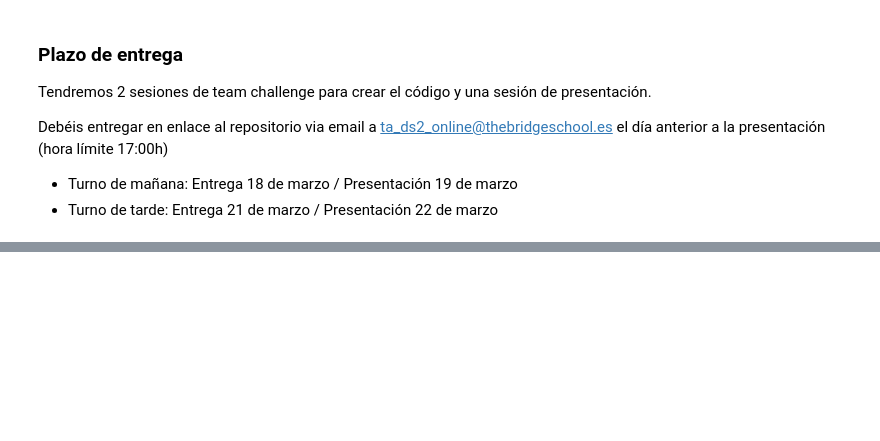
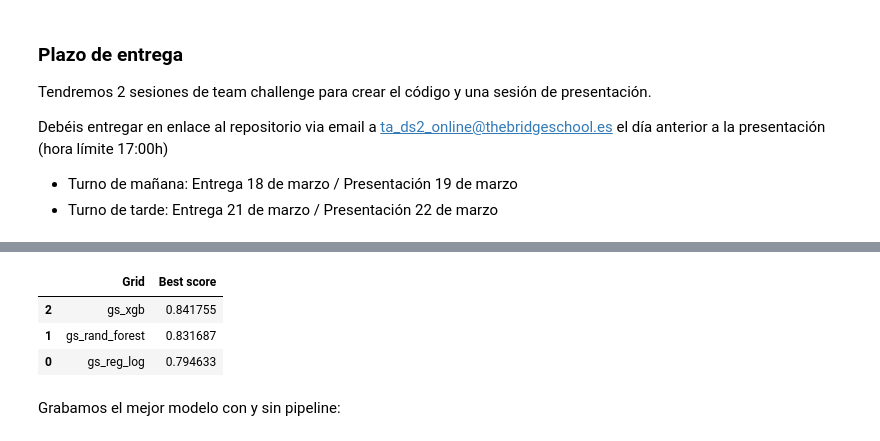
Before and after one commit to mariarisco/Team_Challenge_SP17_T03, a Jupyter notebook: src/notebooks/Team_Challenge_Pipelines (JOSE).ipynb, the cells around one changed output, grey strips where cells are left out. Saved outputs shown, nothing was run; the diff lists cells and outputs as text; code cells hidden in the pictures; blank space fills up the shorter version.

```diff
--- a/src/notebooks/Team_Challenge_Pipelines (JOSE).ipynb
+++ b/src/notebooks/Team_Challenge_Pipelines (JOSE).ipynb
@@ -127,0 +224,29 @@ Accuracy: 0.8415
+# %%
+from sklearn.model_selection import train_test_split, GridSearchCV
+from sklearn.pipeline import Pipeline
+from sklearn.linear_model import LogisticRegression
+from sklearn.tree import DecisionTreeClassifier
+from sklearn.ensemble import RandomForestClassifier
+from xgboost import XGBClassifier
+from sklearn.model_selection import cross_val_score
+import numpy as np
+
+logistic_pipeline = Pipeline(
+    [("Preprocesado", preprocessing),
+     ("Modelo", LogisticRegression())
+    ])
+
+random_pipeline = Pipeline(
+    [("Preprocesado", preprocessing),
+     ("Modelo", RandomForestClassifier())
+    ])
+
+xgb_pipeline = Pipeline(
+    [("Preprocesado", preprocessing),
+     ("Modelo", XGBClassifier())
+    ])
+
+for name, pipe in zip(["logistic","randomF", "XGB"],[logistic_pipeline, random_pipeline, xgb_pipeline]):
+    resultado = cross_val_score(pipe, train, y_train, cv = 5, scoring = "accuracy")
+    print(f"{name}: {np.mean(resultado):.4f}")
+    print(resultado)
@@ -127,0 +306,12 @@ Accuracy: 0.8415
+# %%
+best_grids = [(i, j.best_score_) for i, j in pipe_grids.items()]
+
+best_grids = pd.DataFrame(best_grids, columns=["Grid", "Best score"]).sort_values(by="Best score", ascending=False)
+best_grids
+# %% [output]
+|  | Grid | Best score |
+| 2 | gs_xgb | 0.841755 |
+| 1 | gs_rand_forest | 0.831687 |
+| 0 | gs_reg_log | 0.794633 |
+# %% [markdown]
+Grabamos el mejor modelo con y sin pipeline:
```
Also changed, not shown: parts of 23 cells of this notebook, 1 other file.
